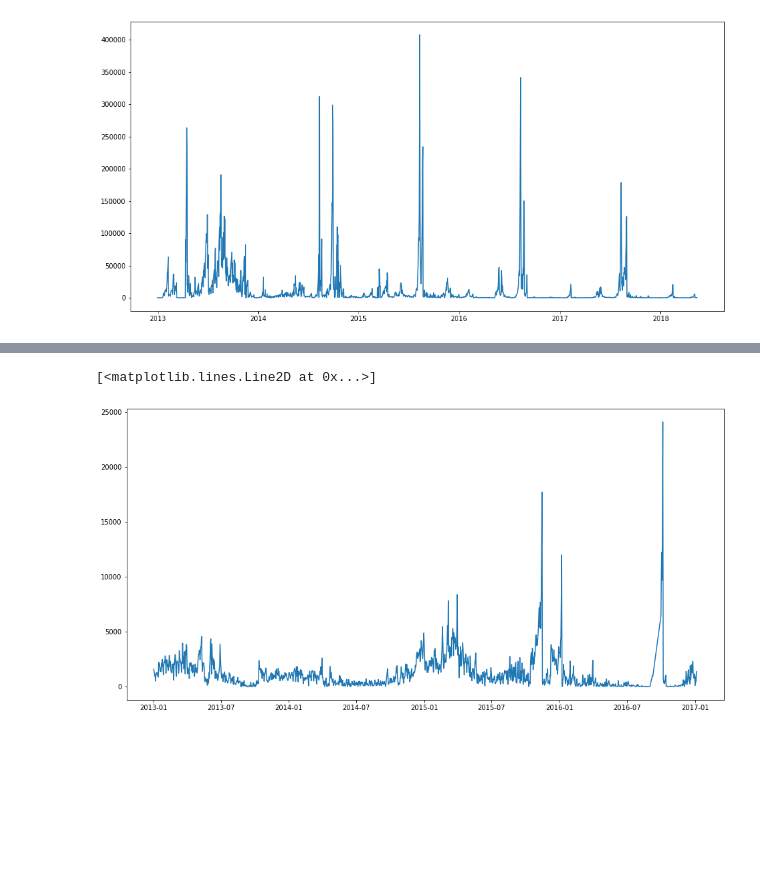
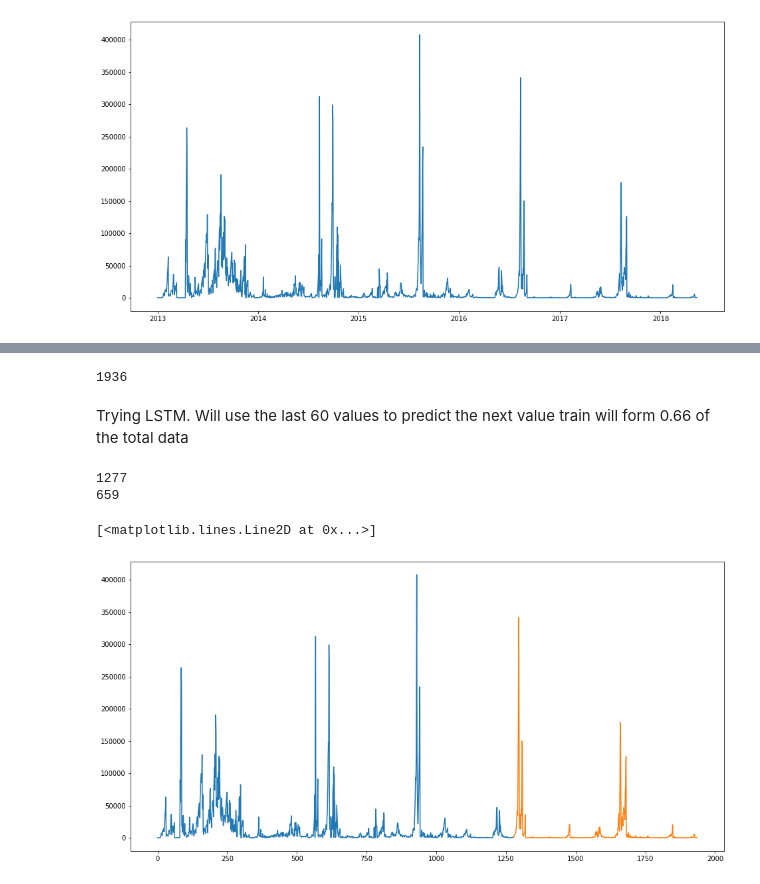
Before and after one commit to SethiPawandeep/eTaal-Predictive-Analysis, a Jupyter notebook: etaal.ipynb, the cells around one changed output, grey strips where cells are left out. Drawn from its saved outputs; the diff is of its cells as text; code cells hidden in the pictures; blank space fills up the shorter version.

Commit message:
test train split.

```diff
--- a/etaal.ipynb
+++ b/etaal.ipynb
@@ -32,5 +32,8 @@ education_data.head()
 | 2 | 2013-01-04 | 6 |
 | 3 | 2013-01-07 | 1 |
 | 4 | 2013-01-09 | 1 |
+# %%
+education_data.index = education_data.Date
+education_data.drop('Date', axis=1, inplace=True)
 # %%
 import matplotlib.pyplot as plt
@@ -71,11 +44,0 @@ ct_data.head()
-# %%
-import matplotlib.pyplot as plt
-
-# agri_data.index = agri_data.Date
-# agri_data.drop('Date', axis=1, inplace=True)
-agri_data.head()
-plt.figure(figsize=(16, 8))
-plt.plot(agri_data)
-# %% [output]
-[<matplotlib.lines.Line2D at 0x...>]
-[figure, removed]
@@ -91,0 +45,25 @@ plt.plot(agri_data)
+# %%
+print(len(education_data))
+# %% [output]
+1936
+# %% [markdown]
+Trying LSTM.
+Will use the last 60 values to predict the next value
+train will form 0.66 of the total data
+# %%
+# Test train split.
+train_size = int(0.66 * len(education_data))
+train, test = education_data.values[:train_size], education_data.values[train_size:]
+print(len(train))
+print(len(test))
+assert len(train) + len(test) == len(education_data)
+# %% [output]
+1277
+659
+# %%
+plt.figure(figsize=(16, 8))
+plt.plot(train)
+plt.plot([None for x in train] + [x for x in test])
+# %% [output]
+[<matplotlib.lines.Line2D at 0x...>]
+[figure, added]
```
Also changed, not shown: parts of 5 cells of this notebook.
